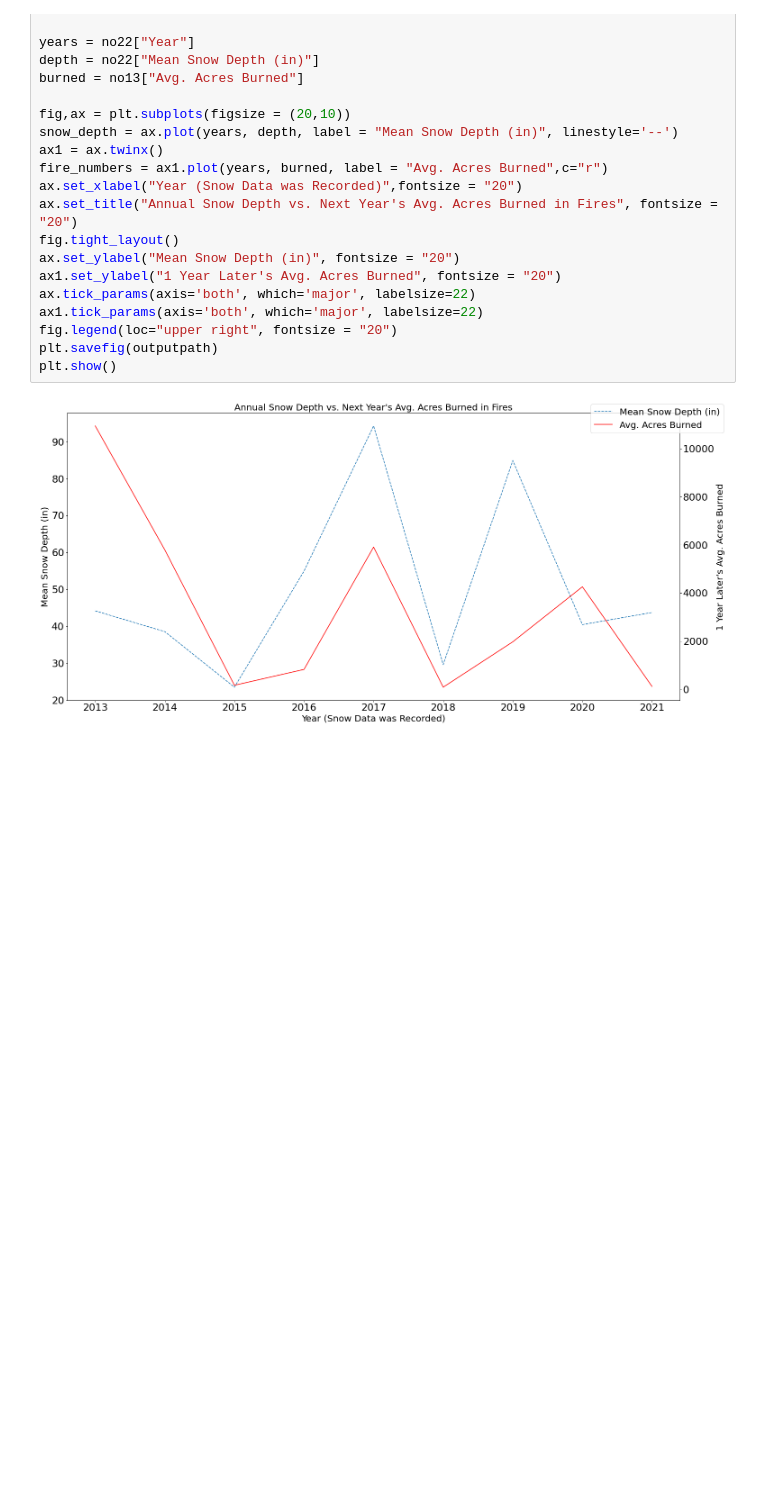
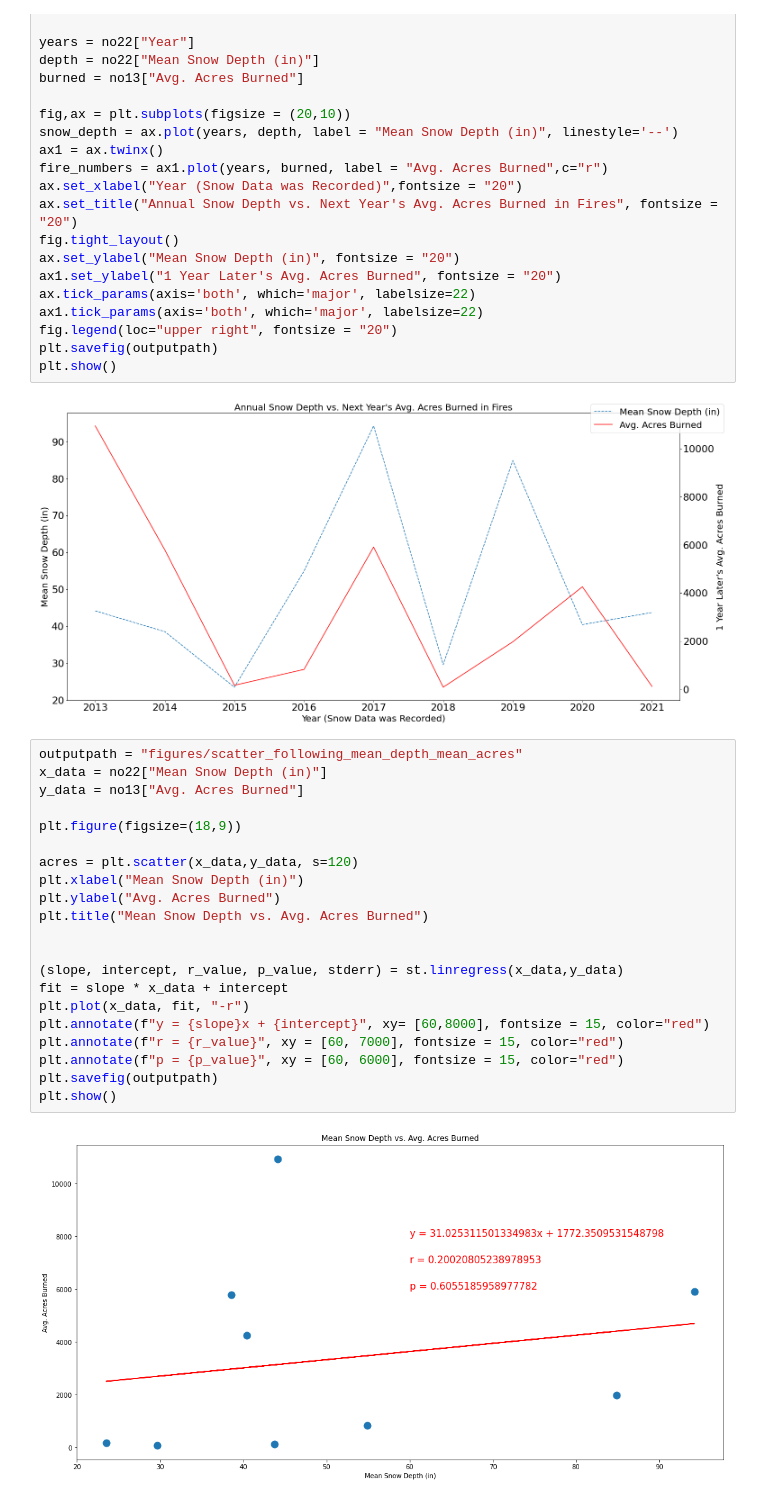
Before and after one commit to Jed-Miller/project1_group10, a Jupyter notebook: AcreageVisualization.ipynb, the cells around one changed output. Cells and saved outputs as stored; diff of their text form; blank space fills up the shorter version.

Commit message:
added one last graph

```diff
--- a/AcreageVisualization.ipynb
+++ b/AcreageVisualization.ipynb
@@ -147,3 +147,26 @@ plt.savefig(outputpath)
 plt.show()
 # %% [output]
 [figure]
+# %%
+outputpath = "figures/scatter_following_mean_depth_mean_acres"
+x_data = no22["Mean Snow Depth (in)"]
+y_data = no13["Avg. Acres Burned"]
+
+plt.figure(figsize=(18,9))
+
+acres = plt.scatter(x_data,y_data, s=120)
+plt.xlabel("Mean Snow Depth (in)")
+plt.ylabel("Avg. Acres Burned")
+plt.title("Mean Snow Depth vs. Avg. Acres Burned")
+
+
+(slope, intercept, r_value, p_value, stderr) = st.linregress(x_data,y_data)
+fit = slope * x_data + intercept
+plt.plot(x_data, fit, "-r")
+plt.annotate(f"y = {slope}x + {intercept}", xy= [60,8000], fontsize = 15, color="red")
+plt.annotate(f"r = {r_value}", xy = [60, 7000], fontsize = 15, color="red")
+plt.annotate(f"p = {p_value}", xy = [60, 6000], fontsize = 15, color="red")
+plt.savefig(outputpath)
+plt.show()
+# %% [output]
+[figure, added]
```
Also changed, not shown: 1 other file.
